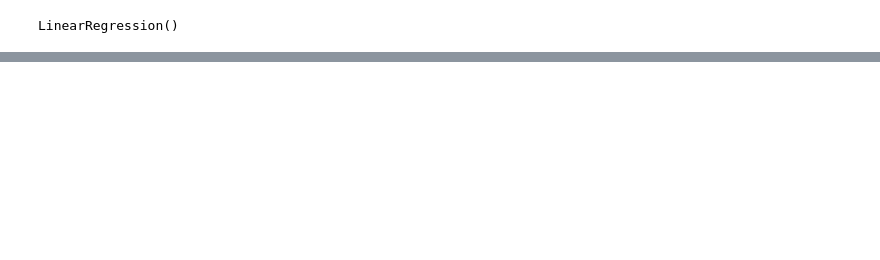
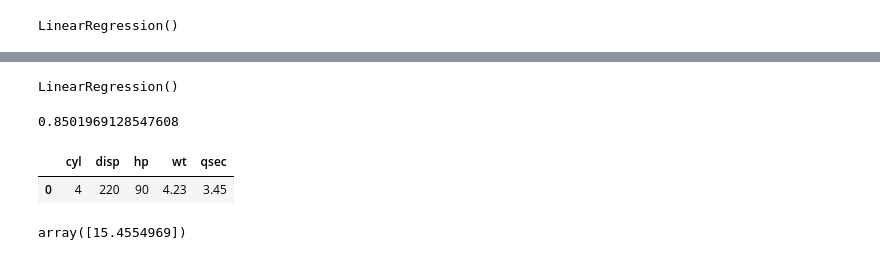
Before and after one commit to vaishnavigiri1210/Internship, a Jupyter notebook: Python/week 7/Multiple_Reg.ipynb, the cells around one changed output, grey strips where cells are left out. Saved outputs shown, nothing was run; the diff lists cells and outputs as text; code cells hidden in the pictures; blank space fills up the shorter version.

```diff
--- a/Python/week 7/Multiple_Reg.ipynb
+++ b/Python/week 7/Multiple_Reg.ipynb
@@ -86,0 +149,23 @@ Intercept: -212672.2708089096
+# %%
+model.fit(x, y)
+# now model train only on selected(true) columns
+# %% [output]
+LinearRegression()
+# %%
+model.score(x, y)   # r^2 score means how prediction correct
+# %% [output]
+0.8501969128547608
+# %%
+cyl = 4
+disp = 220
+hp = 90
+wt = 4.23
+qsec = 3.45
+# %%
+newdf = pd.DataFrame({
+    'cyl': [cyl],
+    'disp': [disp],
+    'hp': [hp],
+    'wt': [wt],
+    'qsec': [qsec]
+})
@@ -86,0 +175,9 @@ Intercept: -212672.2708089096
+# %%
+newdf
+# %% [output]
+|  | cyl | disp | hp | wt | qsec |
+| 0 | 4 | 220 | 90 | 4.23 | 3.45 |
+# %%
+model.predict(newdf)
+# %% [output]
+array([15.4554969])
```
Also changed, not shown: parts of 18 cells of this notebook, 1 other file.
